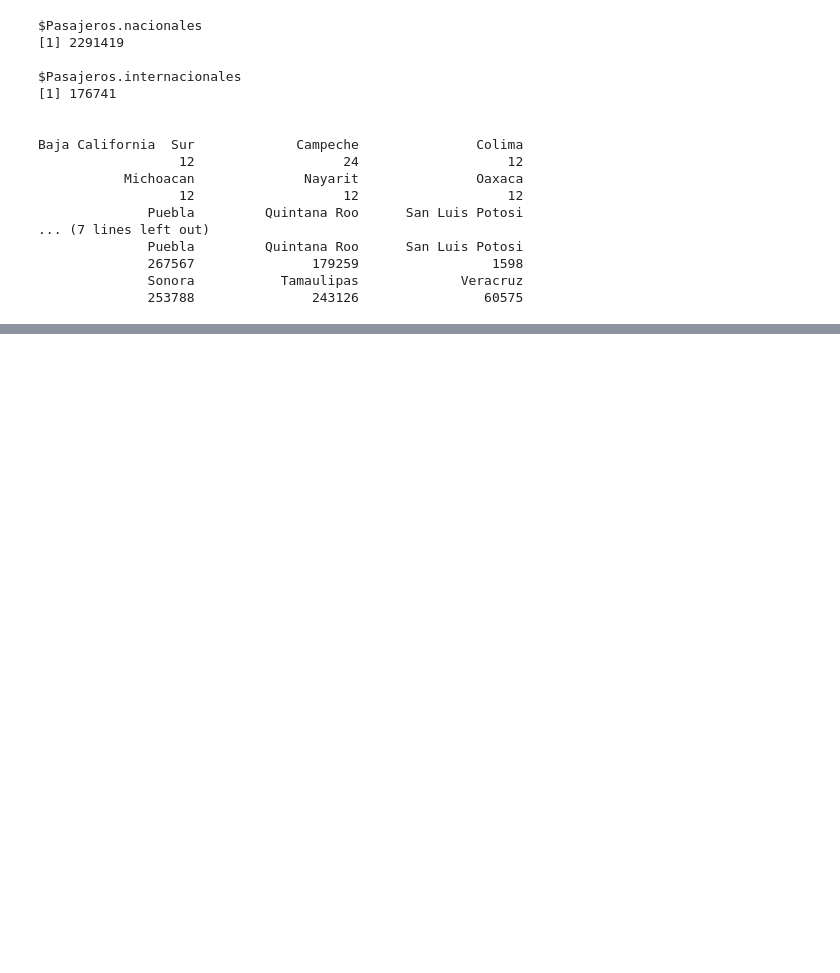
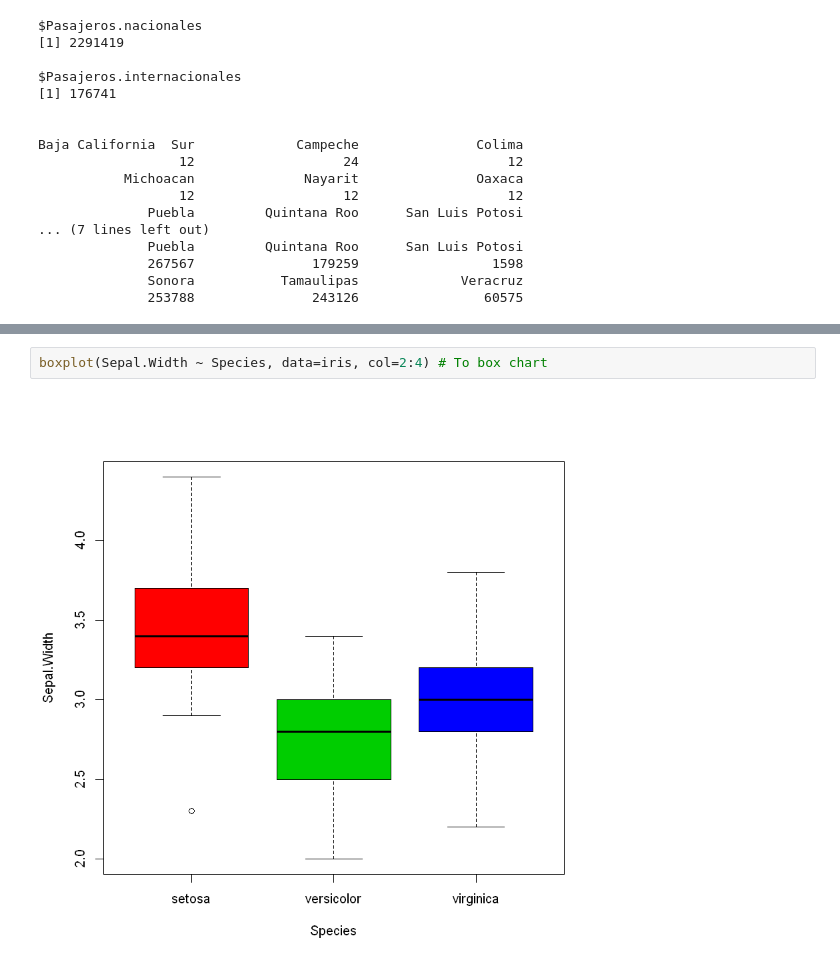
Before and after one commit to Gonza740/first_steps, a Jupyter notebook: dataTypesR.ipynb, the cells around one changed output, grey strips where cells are left out. Drawn from its saved outputs; the diff is of its cells as text; blank space fills up the shorter version.

```diff
--- a/dataTypesR.ipynb
+++ b/dataTypesR.ipynb
@@ -450,0 +484,4 @@ Baja California  Sur             Campeche               Colima
+# %%
+boxplot(Sepal.Width ~ Species, data=iris, col=2:4) # To box chart
+# %% [output]
+[figure, added]
```
Also changed, not shown: parts of 14 cells of this notebook, 2 other files.
